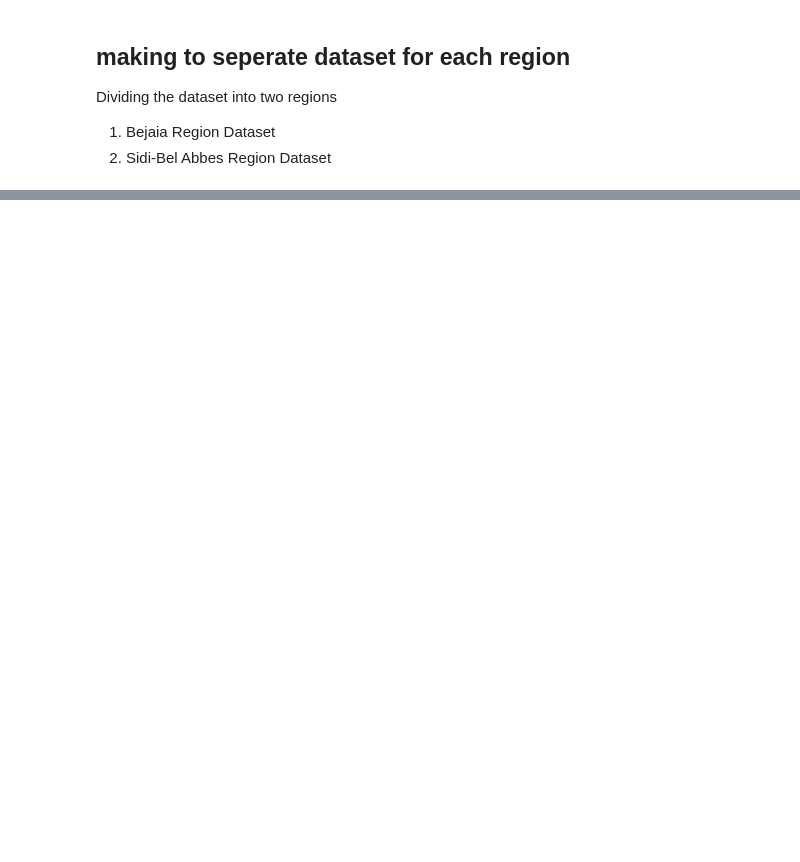
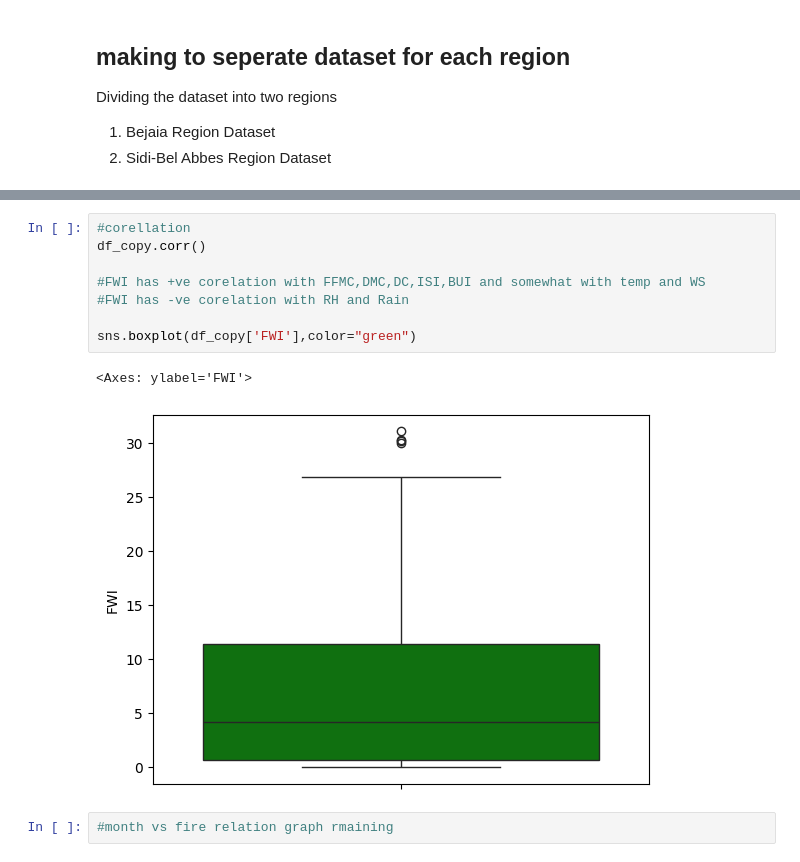
Before and after one commit to pushpak-2099/AIML, a Jupyter notebook: Forest_Fires_project/forest_fire.ipynb, the cells around one changed output, grey strips where cells are left out. Saved outputs shown, nothing was run; the diff lists cells and outputs as text; blank space fills up the shorter version.

```diff
--- a/Forest_Fires_project/forest_fire.ipynb
+++ b/Forest_Fires_project/forest_fire.ipynb
@@ -129,0 +217,13 @@ dtype: int64
+# %%
+#corellation
+df_copy.corr()
+
+#FWI has +ve corelation with FFMC,DMC,DC,ISI,BUI and somewhat with temp and WS
+#FWI has -ve corelation with RH and Rain
+
+sns.boxplot(df_copy['FWI'],color="green")
+# %% [output]
+<Axes: ylabel='FWI'>
+[figure, added]
+# %%
+#month vs fire relation graph rmaining
```
Also changed, not shown: parts of 18 cells of this notebook, 1 other file.
